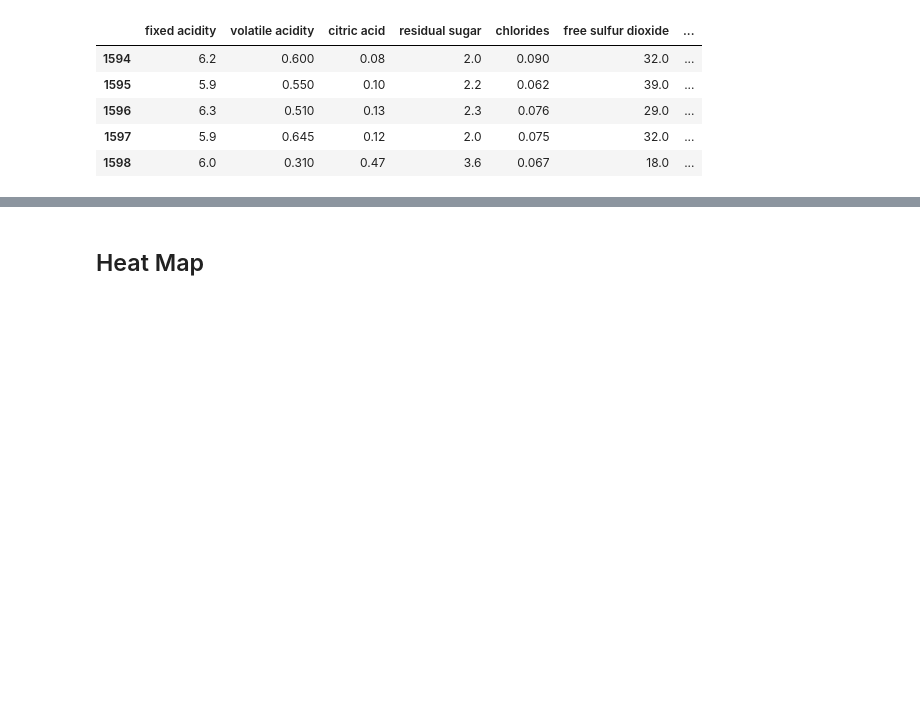
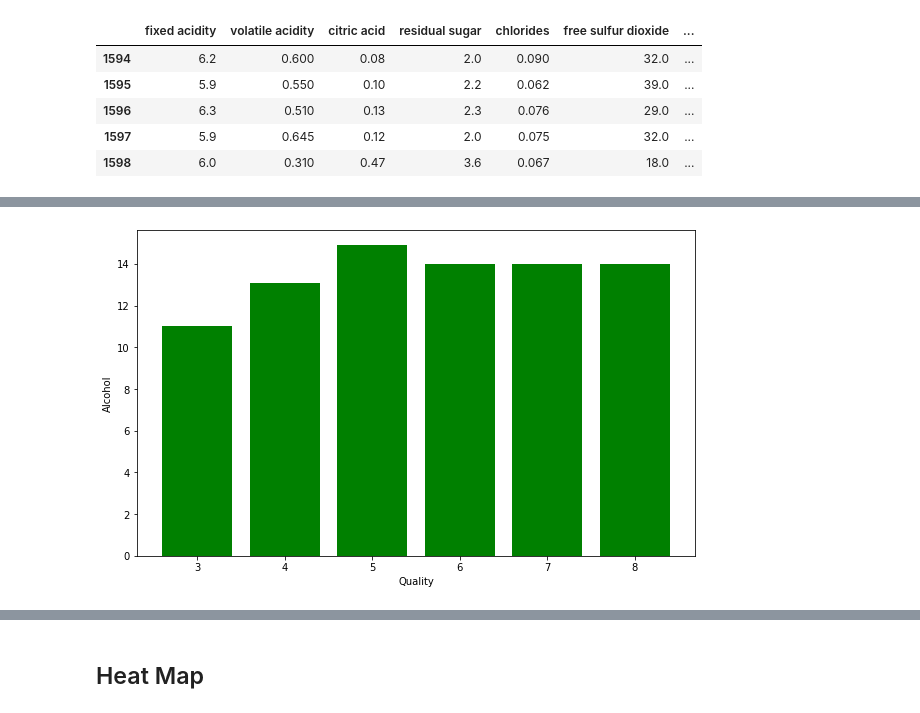
Before and after one commit to Yashwanthkistipati/EDA-Project, a Jupyter notebook: Red WIne QUality Analysis.ipynb, the cells around one changed output, grey strips where cells are left out. Drawn from its saved outputs; the diff is of its cells as text; code cells hidden in the pictures; blank space fills up the shorter version.

```diff
--- a/Red WIne QUality Analysis.ipynb
+++ b/Red WIne QUality Analysis.ipynb
@@ -81,0 +184,8 @@ df.shape
+# %%
+plt.figure(figsize=(10,6))
+plt.bar(df['quality'],df['alcohol'],color='green')
+plt.xlabel('Quality')
+plt.ylabel('Alcohol')
+plt.show()
+# %% [output]
+[figure, added]
```
Also changed, not shown: parts of 41 cells of this notebook.
